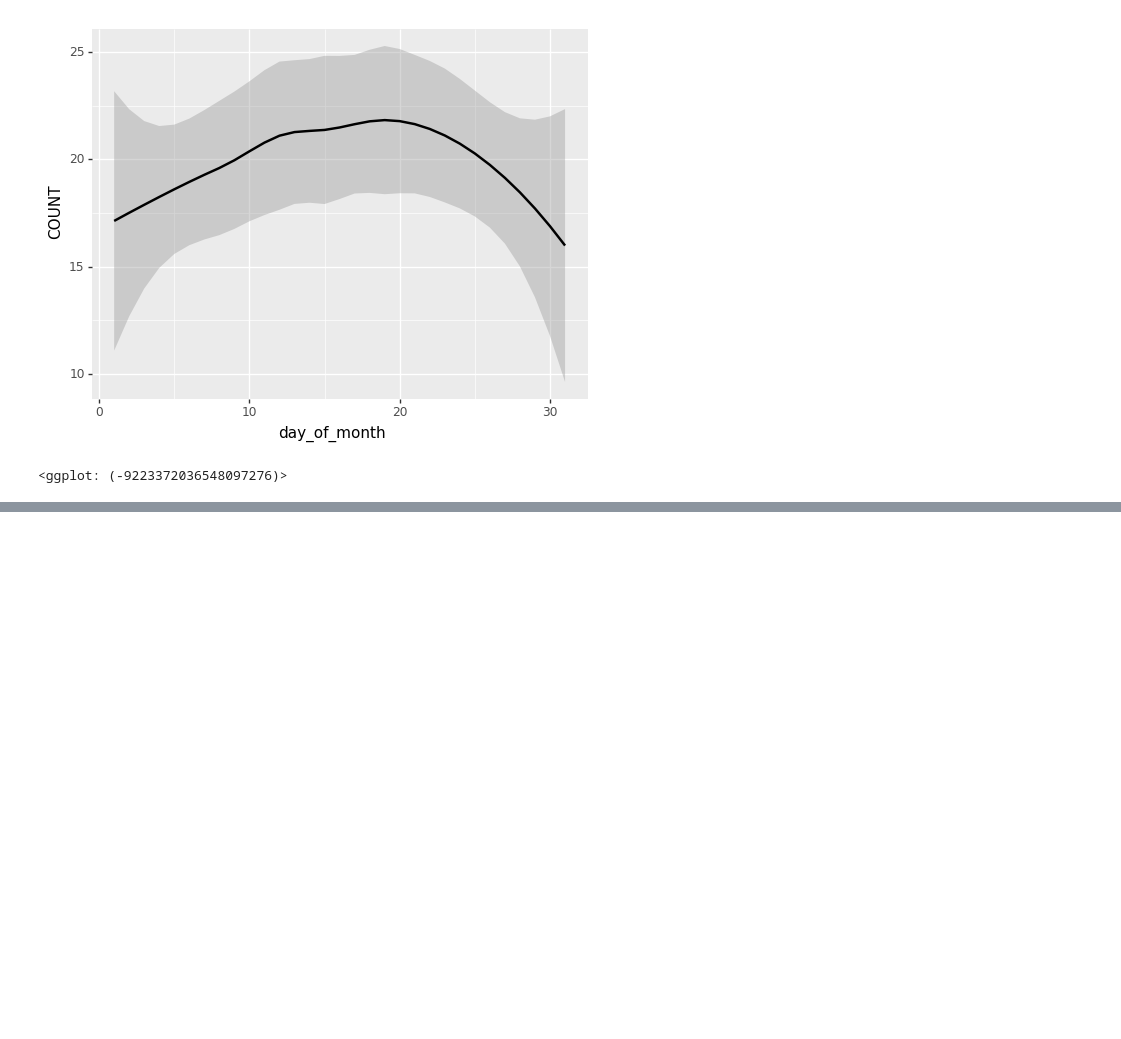
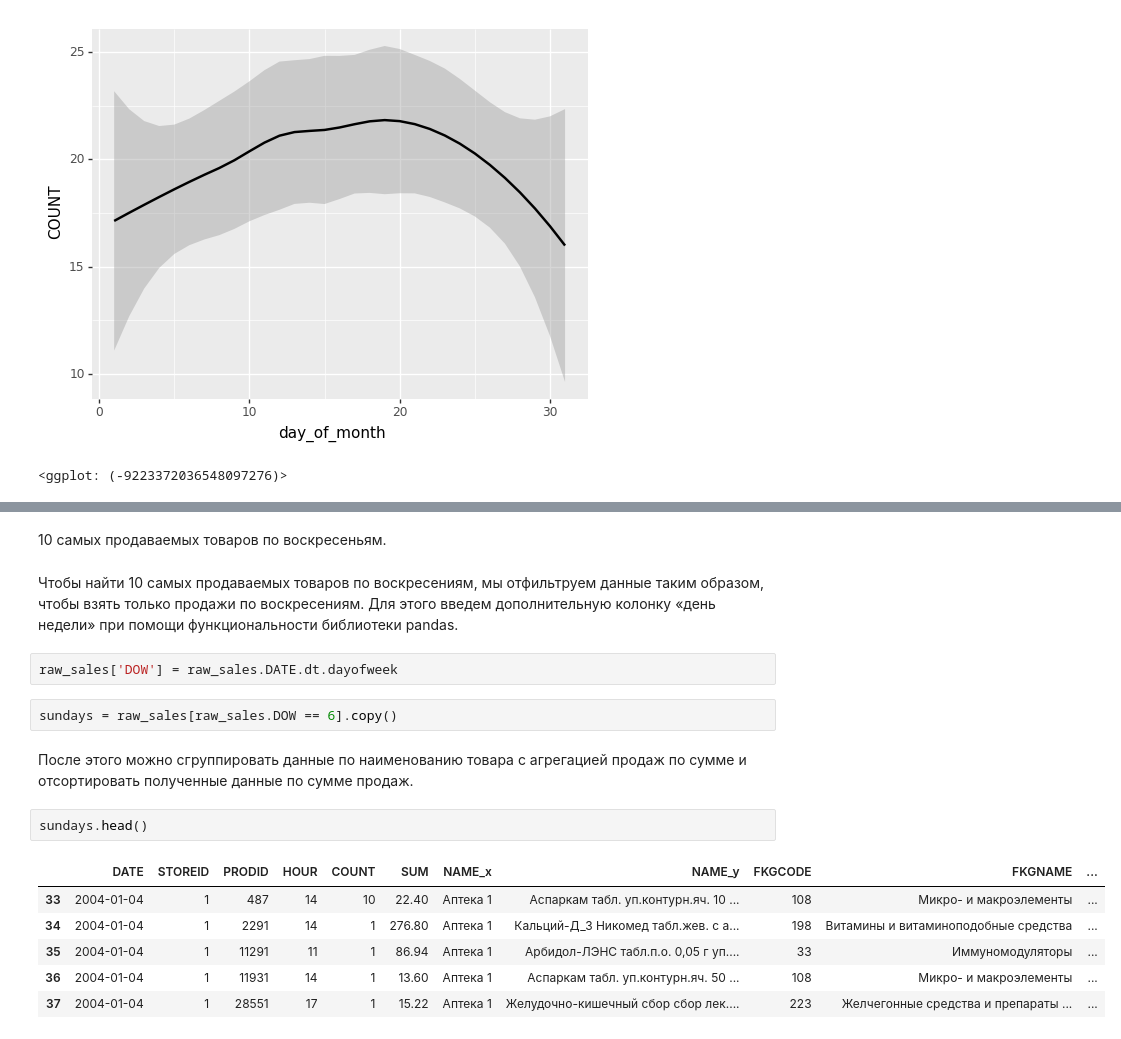
Before and after one commit to ademyanchuk/data_analys_labs, a Jupyter notebook: Lab2/lab2.ipynb, the cells around one changed output, grey strips where cells are left out. Cells and saved outputs as stored; diff of their text form; blank space fills up the shorter version.

```diff
--- a/Lab2/lab2.ipynb
+++ b/Lab2/lab2.ipynb
@@ -328,0 +370,19 @@ for name in dom_counts_by_store.NAME_x.unique():
+# %% [markdown]
+10 самых продаваемых товаров по воскресеньям.
+# %% [markdown]
+Чтобы найти 10 самых продаваемых товаров по воскресениям, мы отфильтруем данные таким образом, чтобы взять только продажи по воскресениям. Для этого введем дополнительную колонку «день недели» при помощи функциональности библиотеки pandas.
+# %%
+raw_sales['DOW'] = raw_sales.DATE.dt.dayofweek
+# %%
+sundays = raw_sales[raw_sales.DOW == 6].copy()
+# %% [markdown]
+После этого можно сгруппировать данные по наименованию товара с агрегацией продаж по сумме и отсортировать полученные данные по сумме продаж.
+# %%
+sundays.head()
+# %% [output]
+|  | DATE | STOREID | PRODID | HOUR | COUNT | SUM | NAME_x | NAME_y | FKGCODE | FKGNAME | ... |
+| 33 | 2004-01-04 | 1 | 487 | 14 | 10 | 22.40 | Аптека 1 | Аспаркам табл. уп.контурн.яч. 10 ... | 108 | Микро- и макроэлементы | ... |
+| 34 | 2004-01-04 | 1 | 2291 | 14 | 1 | 276.80 | Аптека 1 | Кальций-Д_3 Никомед табл.жев. с а... | 198 | Витамины и витаминоподобные средства | ... |
+| 35 | 2004-01-04 | 1 | 11291 | 11 | 1 | 86.94 | Аптека 1 | Арбидол-ЛЭНС табл.п.о. 0,05 г уп.... | 33 | Иммуномодуляторы | ... |
+| 36 | 2004-01-04 | 1 | 11931 | 14 | 1 | 13.60 | Аптека 1 | Аспаркам табл. уп.контурн.яч. 50 ... | 108 | Микро- и макроэлементы | ... |
+| 37 | 2004-01-04 | 1 | 28551 | 17 | 1 | 15.22 | Аптека 1 | Желудочно-кишечный сбор сбор лек.... | 223 | Желчегонные средства и препараты ... | ... |
```
Also changed, not shown: parts of 18 cells of this notebook.
